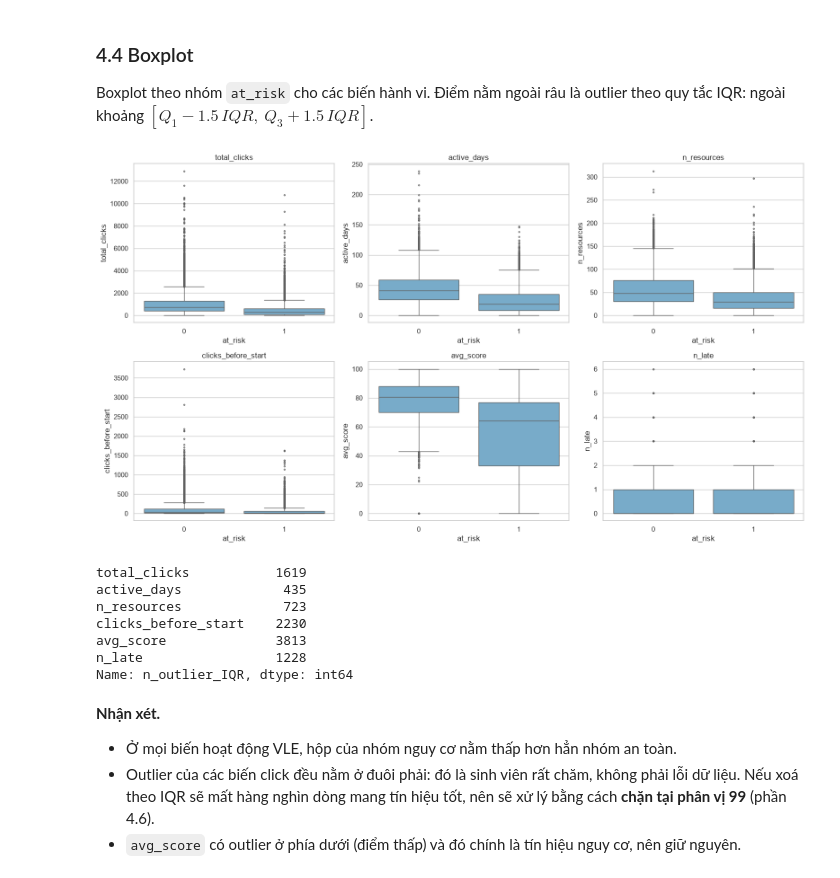
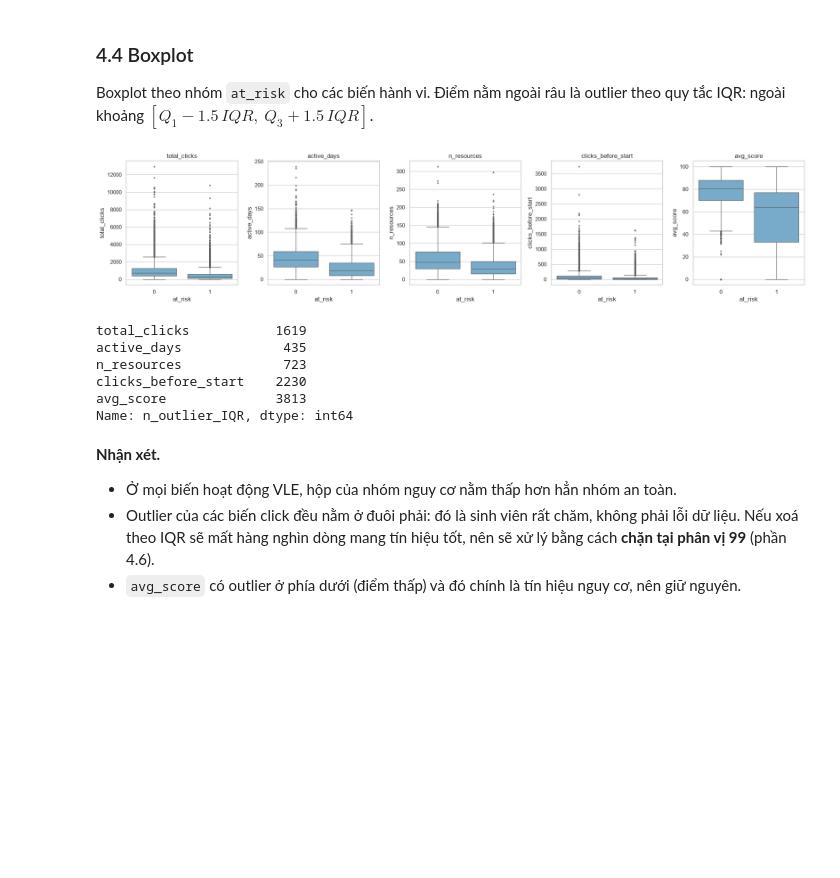
Before and after one commit to NguyenAnh1421/Early-Warning-At-Risk-Students-OULAD, a Jupyter notebook: G6_FINAL.ipynb, the cells around one changed output. Saved outputs shown, nothing was run; the diff lists cells and outputs as text; code cells hidden in the pictures; blank space fills up the shorter version.

Commit message:
Drop n_late boxplot from section 4.4
Co-Authored-By: Claude Opus 5.5 <noreply@anthropic.com>

```diff
--- a/G6_FINAL.ipynb
+++ b/G6_FINAL.ipynb
@@ -586,24 +586,23 @@ Name: at_risk, dtype: float64
 
 Boxplot theo nhóm `at_risk` cho các biến hành vi. Điểm nằm ngoài râu là outlier theo quy tắc IQR: ngoài khoảng $[Q_1 - 1.5\,IQR,\ Q_3 + 1.5\,IQR]$.
 # %%
-box = ['total_clicks', 'active_days', 'n_resources', 'clicks_before_start', 'avg_score', 'n_late']
-fig, axes = plt.subplots(2, 3, figsize=(16, 9))
-for ax, c in zip(axes.flat, box):
+box = ['total_clicks', 'active_days', 'n_resources', 'clicks_before_start', 'avg_score']
+fig, axes = plt.subplots(1, len(box), figsize=(4 * len(box), 4.5))
+for ax, c in zip(axes, box):
     sns.boxplot(data=df, x='at_risk', y=c, ax=ax, color='#6BAED6', fliersize=2)
     ax.set_title(c)
 plt.tight_layout(); plt.show()
 
 q1, q3 = df[box].quantile(.25), df[box].quantile(.75)
 iqr = q3 - q1
 ((df[box] < q1 - 1.5 * iqr) | (df[box] > q3 + 1.5 * iqr)).sum().rename('n_outlier_IQR')
 # %% [output]
-[figure, old version]
+[figure, new version]
 total_clicks           1619
 active_days             435
 n_resources             723
 clicks_before_start    2230
 avg_score              3813
-n_late                 1228
 Name: n_outlier_IQR, dtype: int64
 # %% [markdown]
 **Nhận xét.**
```
